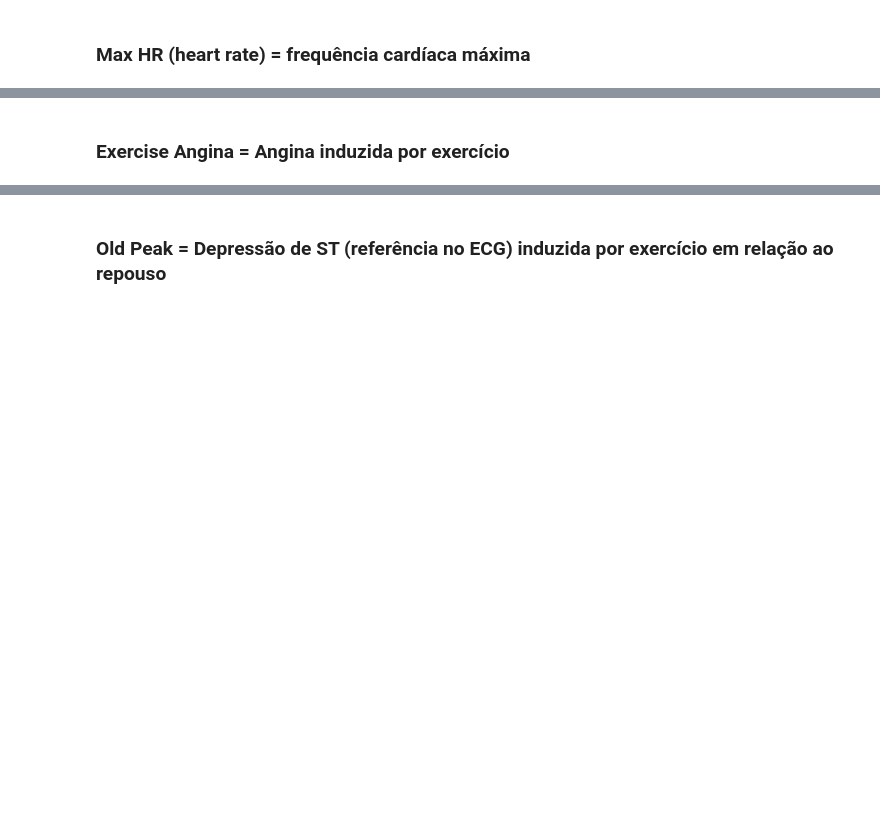
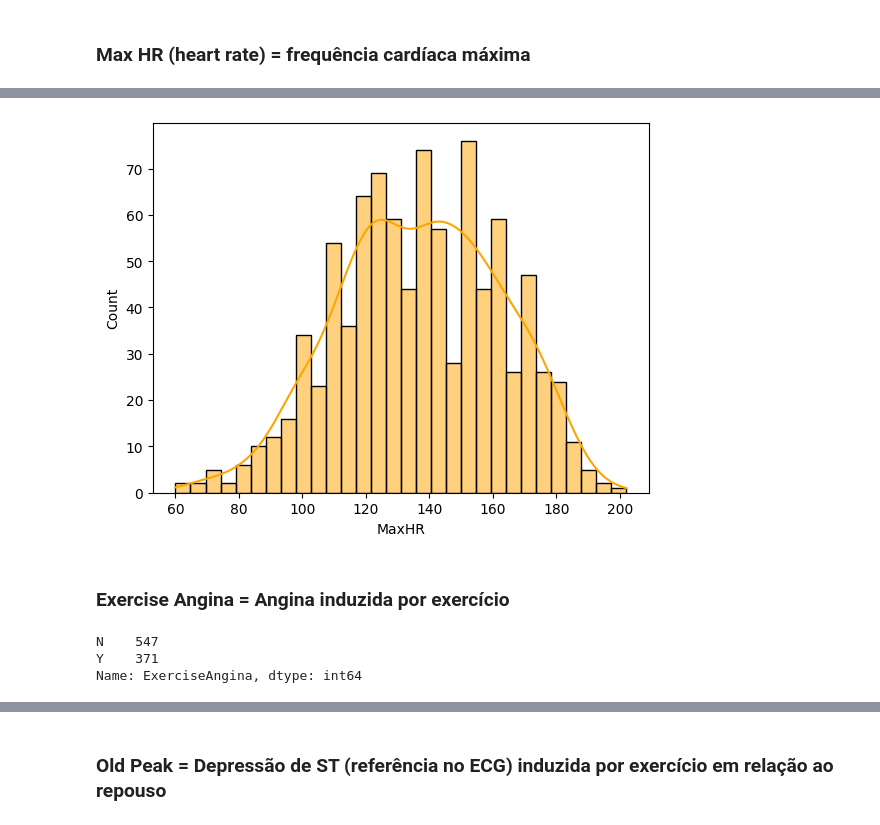
Before and after one commit to mateus-neres/Machine_Learning_com_Python, a Jupyter notebook: 32_35_exploracao_e_analise_dos_dados.ipynb, the cells around one changed output, grey strips where cells are left out. Cells and saved outputs as stored; diff of their text form; code cells hidden in the pictures; blank space fills up the shorter version.

```diff
--- a/32_35_exploracao_e_analise_dos_dados.ipynb
+++ b/32_35_exploracao_e_analise_dos_dados.ipynb
@@ -238,2 +253,12 @@ sns.countplot(x=dados.RestingECG, data=dados)
+# %%
+sns.histplot(dados, x = dados.MaxHR, bins = 30, color = 'orange', kde = True, stat = 'count');
+# %% [output]
+[figure, added]
 # %% [markdown]
 ### **Exercise Angina = Angina induzida por exercício**
+# %%
+dados.ExerciseAngina.value_counts()
+# %% [output]
+N    547
+Y    371
+Name: ExerciseAngina, dtype: int64
```
Also changed, not shown: parts of 4 cells of this notebook.
